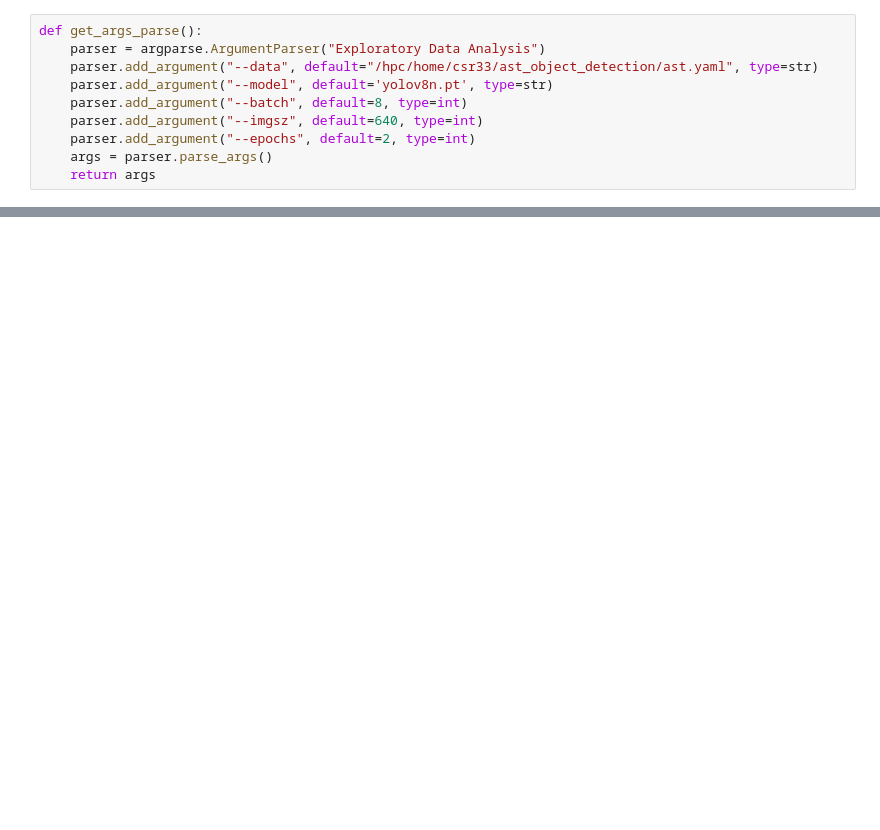
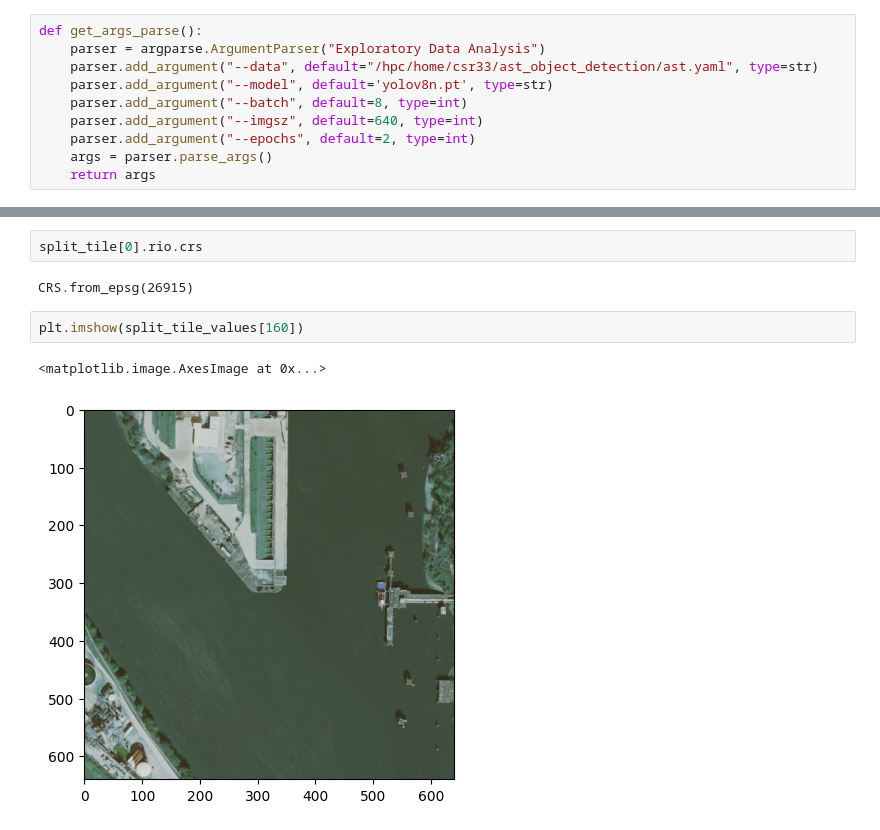
Before and after one commit to celinerobi/ast_object_detection_public, a Jupyter notebook: yolov8t_train.ipynb, the cells around one changed output, grey strips where cells are left out. Drawn from its saved outputs; the diff is of its cells as text; blank space fills up the shorter version.

```diff
--- a/yolov8t_train.ipynb
+++ b/yolov8t_train.ipynb
@@ -116,0 +140,9 @@ results = model.val()  # evaluate model performance on the validation set
+# %%
+split_tile[0].rio.crs
+# %% [output]
+CRS.from_epsg(26915)
+# %%
+plt.imshow(split_tile_values[160])
+# %% [output]
+<matplotlib.image.AxesImage at 0x...>
+[figure, added]
```
Also changed, not shown: parts of 33 cells of this notebook, 15 other files.
